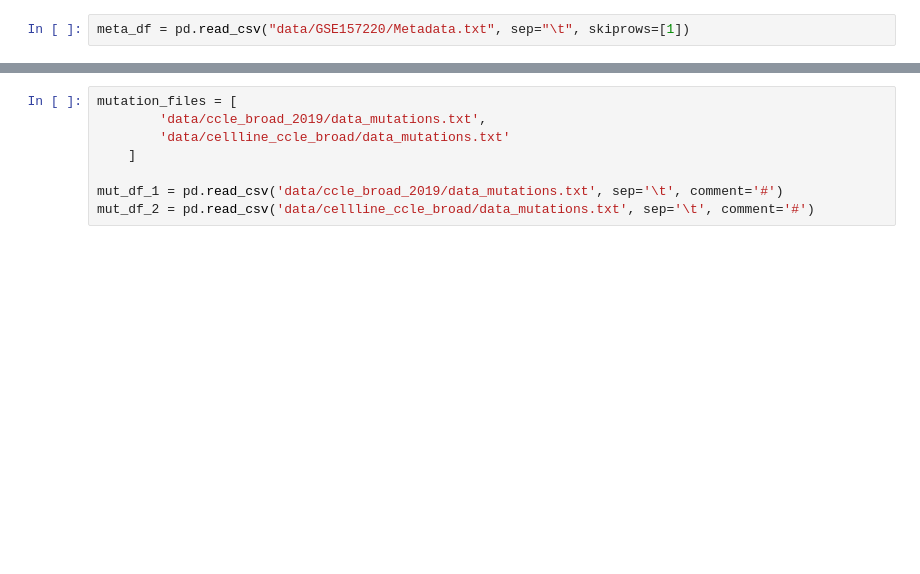
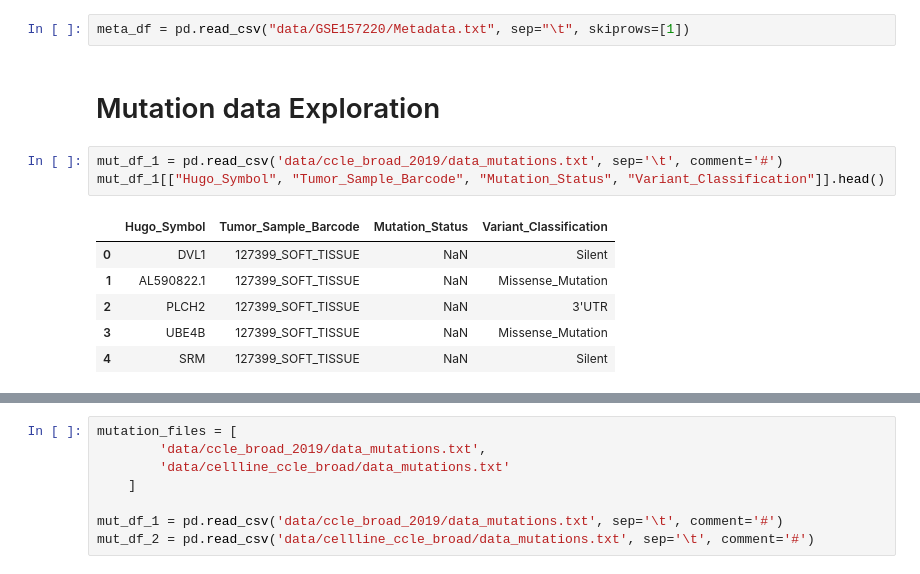
Before and after one commit to tommasoravasio/scRNAseq-GNN-multiclass-tp53, a Jupyter notebook: Data_exploration.ipynb, the cells around one changed output, grey strips where cells are left out. Saved outputs shown, nothing was run; the diff lists cells and outputs as text; blank space fills up the shorter version.

```diff
--- a/import_data.ipynb
+++ b/Data_exploration.ipynb
@@ -22,3 +24,15 @@ AACTGGTAGACACGAC-1-18   NCIH2126_LUNG   18      Lung Cancer     4004    NA
 reader = pd.read_csv("data/GSE157220/UMIcount_data.txt", sep="\t", chunksize=1000)
 # %%
 meta_df = pd.read_csv("data/GSE157220/Metadata.txt", sep="\t", skiprows=[1])
+# %% [markdown]
+# Mutation data Exploration
+# %%
+mut_df_1 = pd.read_csv('data/ccle_broad_2019/data_mutations.txt', sep='\t', comment='#')
+mut_df_1[["Hugo_Symbol", "Tumor_Sample_Barcode", "Mutation_Status", "Variant_Classification"]].head()
+# %% [output]
+|  | Hugo_Symbol | Tumor_Sample_Barcode | Mutation_Status | Variant_Classification |
+| 0 | DVL1 | 127399_SOFT_TISSUE | NaN | Silent |
+| 1 | AL590822.1 | 127399_SOFT_TISSUE | NaN | Missense_Mutation |
+| 2 | PLCH2 | 127399_SOFT_TISSUE | NaN | 3'UTR |
+| 3 | UBE4B | 127399_SOFT_TISSUE | NaN | Missense_Mutation |
+| 4 | SRM | 127399_SOFT_TISSUE | NaN | Silent |
```
Also changed, not shown: parts of 6 cells of this notebook, 8 other files.
